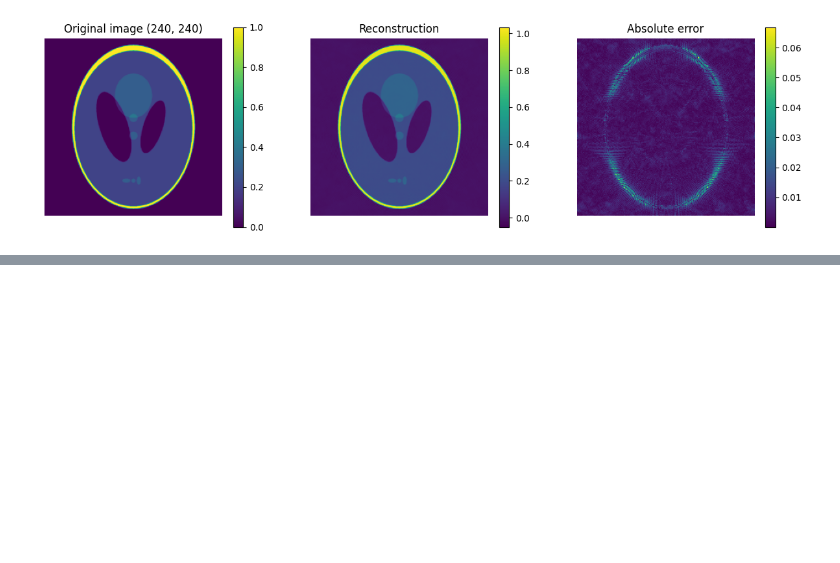
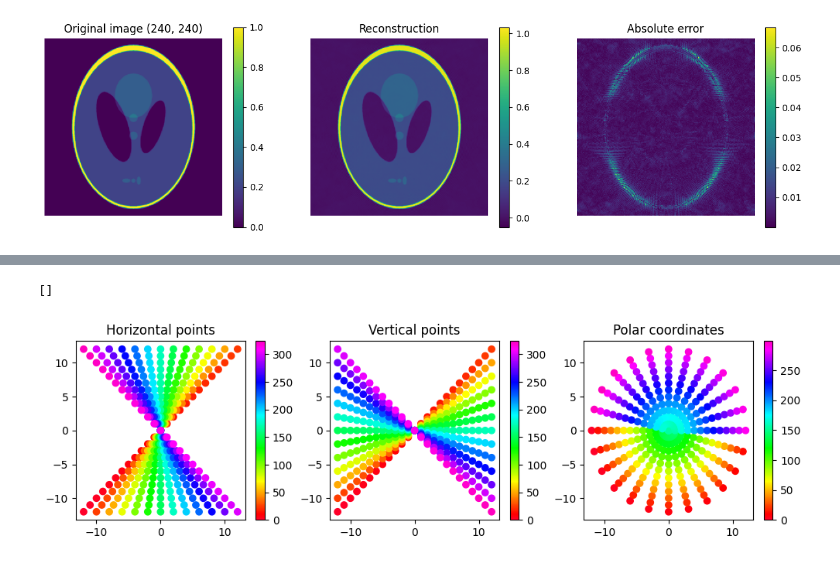
Before and after one commit to Loris0/ppfft, a Jupyter notebook: polar_to_pseudopolar.ipynb, the cells around one changed output, grey strips where cells are left out. Drawn from its saved outputs; the diff is of its cells as text; code cells hidden in the pictures; blank space fills up the shorter version.

```diff
--- a/polar_to_pseudopolar.ipynb
+++ b/polar_to_pseudopolar.ipynb
@@ -528,0 +574,35 @@ axes[2].set_title("Absolute error")
+# %%
+n = 12
+
+hori_coords = horizontal_lines(n)
+hori_x_coords = hori_coords[..., 0]
+hori_y_coords = hori_coords[..., 1]
+
+vert_coords = vertical_lines(n)
+vert_x_coords = vert_coords[..., 0]
+vert_y_coords = vert_coords[..., 1]
+
+polar_coords = new_polar_coordinates(n)
+polar_x, polar_y = polar_coords[..., 0], polar_coords[..., 1]
+# %%
+fig, axes = plt.subplots(1, 3, figsize=(12, 3))
+
+im = axes[0].scatter(hori_x_coords.flatten(), hori_y_coords.flatten(),
+            c=np.arange(hori_x_coords.size), cmap='gist_rainbow')
+axes[0].set_title("Horizontal points")
+plt.colorbar(im, ax=axes[0])
+
+im = axes[1].scatter(vert_x_coords.flatten(), vert_y_coords.flatten(),
+            c=np.arange(vert_x_coords.size), cmap='gist_rainbow')
+axes[1].set_title("Vertical points")
+plt.colorbar(im, ax=axes[1])
+
+im = axes[2].scatter(polar_x.flatten(), polar_y.flatten(),
+            c=np.arange(polar_x.size), cmap='gist_rainbow')
+axes[2].set_title("Polar coordinates")
+plt.colorbar(im, ax=axes[2])
+
+plt.plot()
+# %% [output]
+[]
+[figure, added]
```
Also changed, not shown: parts of 21 cells of this notebook, 3 other files.
